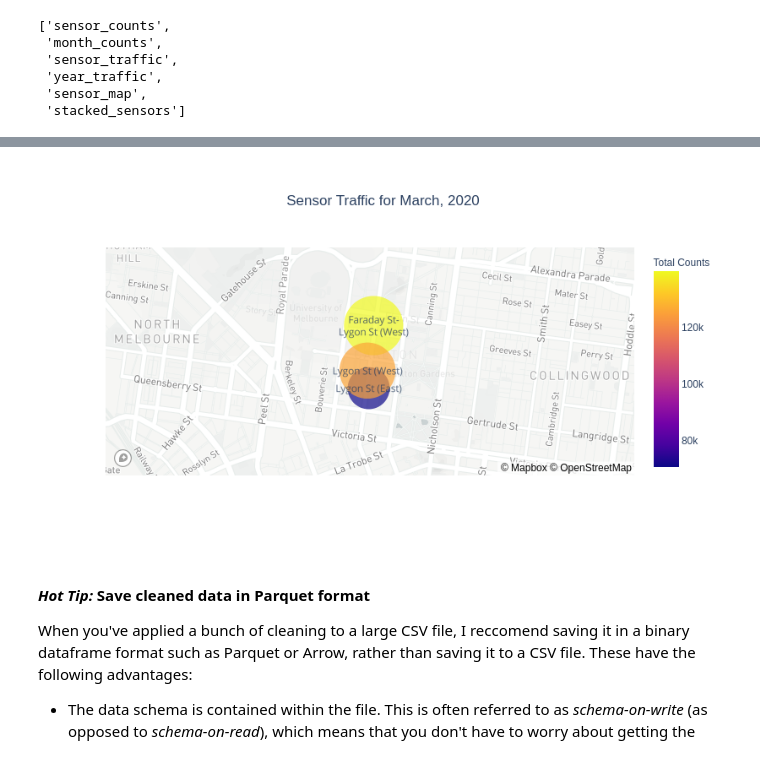
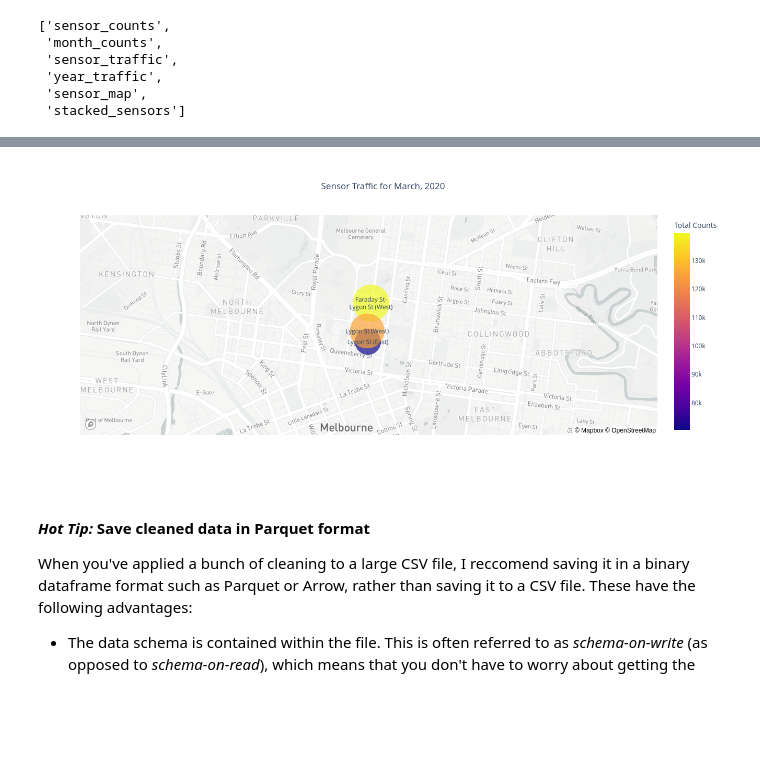
Before and after one commit to ned2/melbviz, a Jupyter notebook: notebooks/workshop_dashboards2.ipynb, the cells around one changed output, grey strips where cells are left out. Cells and saved outputs as stored; diff of their text form; code cells hidden in the pictures; blank space fills up the shorter version.

```diff
--- a/notebooks/workshop_dashboards2.ipynb
+++ b/notebooks/workshop_dashboards2.ipynb
@@ -90,5 +90,5 @@ new_data.available_plots
  'sensor_map',
  'stacked_sensors']
 # %%
-new_data.plot("sensor_map")
+new_data.plot("sensor_map", height=600)
 # %% [output]
@@ -96,4 +95,4 @@ new_data.plot("sensor_map")
-[figure, old version]
+[figure, new version]
 # %% [markdown]
 #### __*Hot Tip:*__ Save cleaned data in Parquet format
 
```
Also changed, not shown: parts of 4 cells of this notebook, 1 other file.
